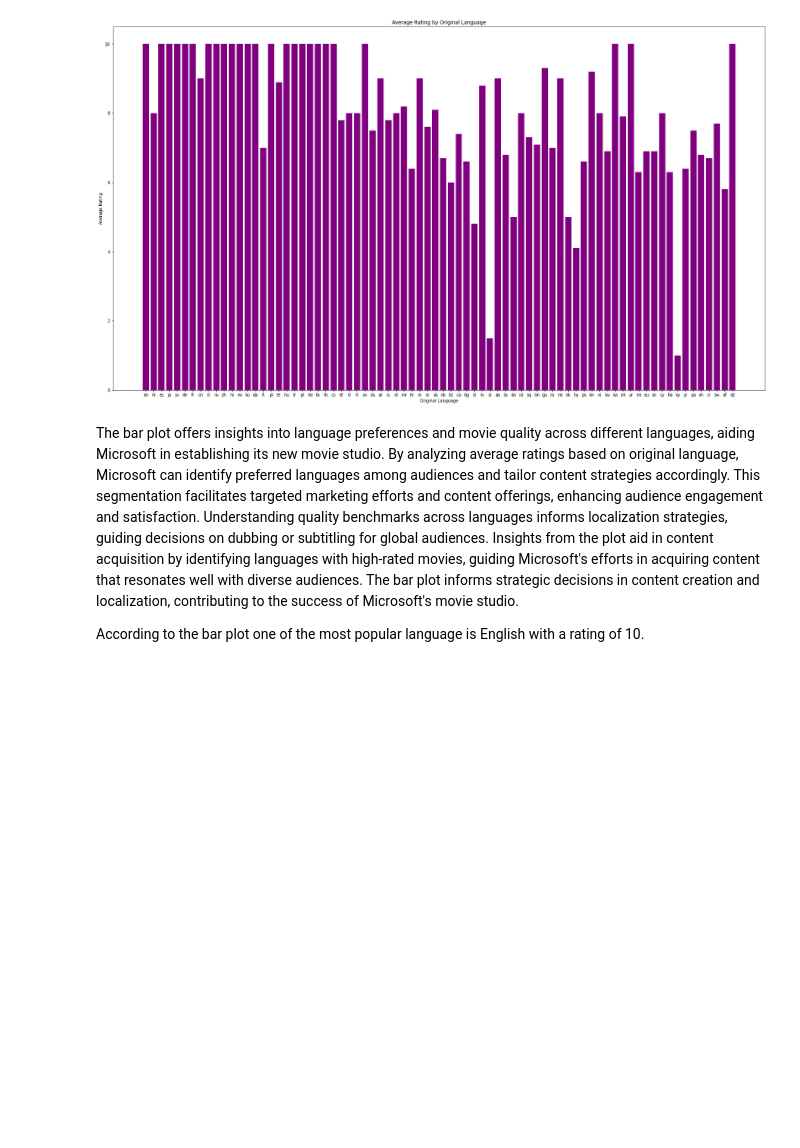
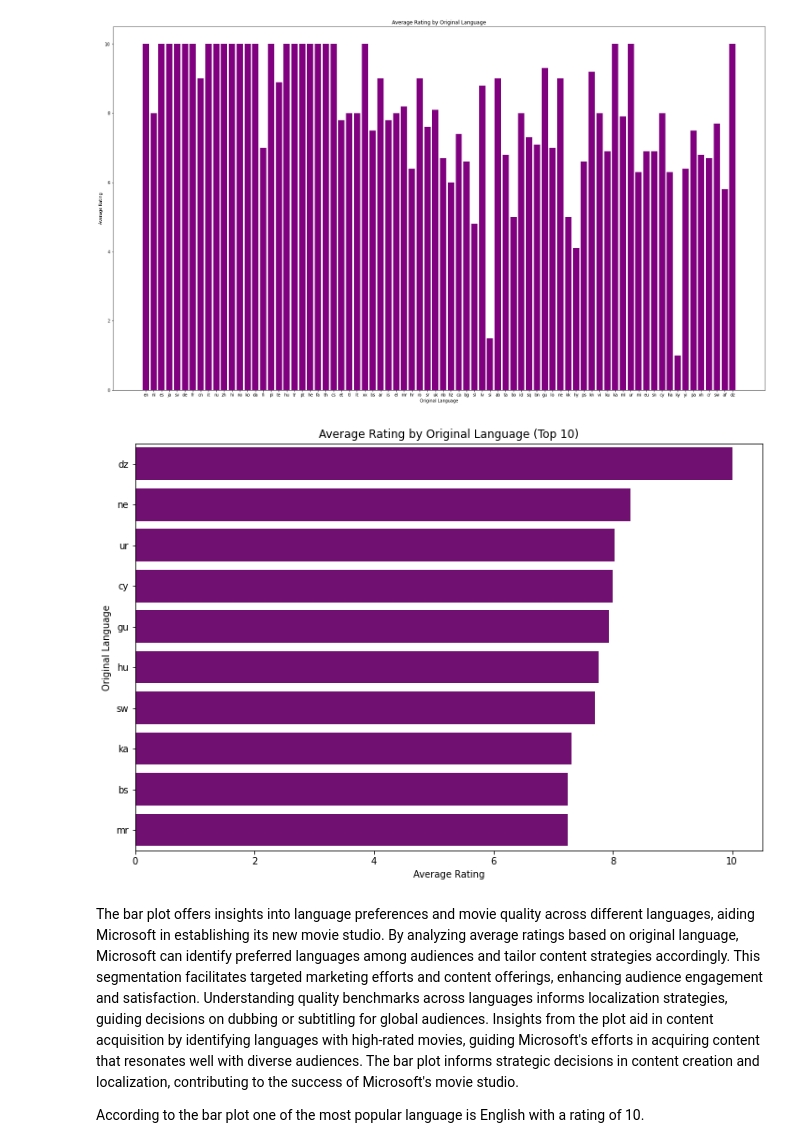
Before and after one commit to olivemideva/dsc-phase-1-project-v2-4, a Jupyter notebook: student.ipynb, the cells around one changed output. Saved outputs shown, nothing was run; the diff lists cells and outputs as text; code cells hidden in the pictures; blank space fills up the shorter version.

```diff
--- a/student.ipynb
+++ b/student.ipynb
@@ -395,6 +395,18 @@ plt.ylabel('Average Rating')
 plt.show()
 # %% [output]
 [figure]
+# %%
+# Get the top 10 languages by vote average
+top_languages = tmdb_df.groupby('original_language')['vote_average'].mean().nlargest(10)
+
+plt.figure(figsize=(12, 8))
+sns.barplot(x=top_languages.values, y=top_languages.index, color='purple')
+plt.title('Average Rating by Original Language (Top 10)')
+plt.xlabel('Average Rating')
+plt.ylabel('Original Language')
+plt.show()
+# %% [output]
+[figure, added]
 # %% [markdown]
 The bar plot offers insights into language preferences and movie quality across different languages, aiding Microsoft in establishing its new movie studio. By analyzing average ratings based on original language, Microsoft can identify preferred languages among audiences and tailor content strategies accordingly. This segmentation facilitates targeted marketing efforts and content offerings, enhancing audience engagement and satisfaction. Understanding quality benchmarks across languages informs localization strategies, guiding decisions on dubbing or subtitling for global audiences. Insights from the plot aid in content acquisition by identifying languages with high-rated movies, guiding Microsoft's efforts in acquiring content that resonates well with diverse audiences. The bar plot informs strategic decisions in content creation and localization, contributing to the success of Microsoft's movie studio.
 
```
Also changed, not shown: parts of 8 cells of this notebook.
